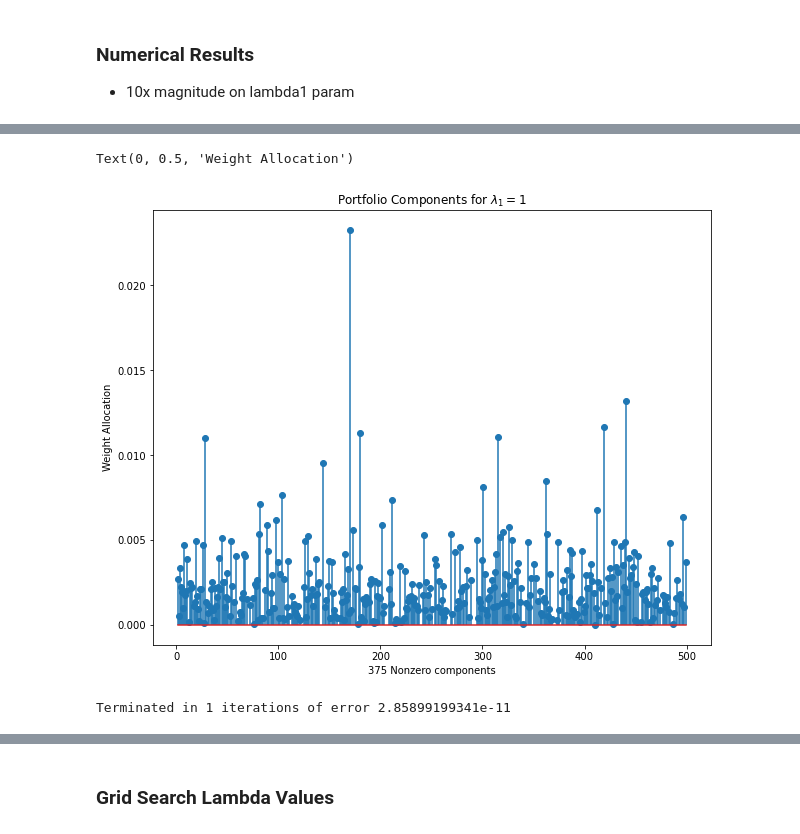
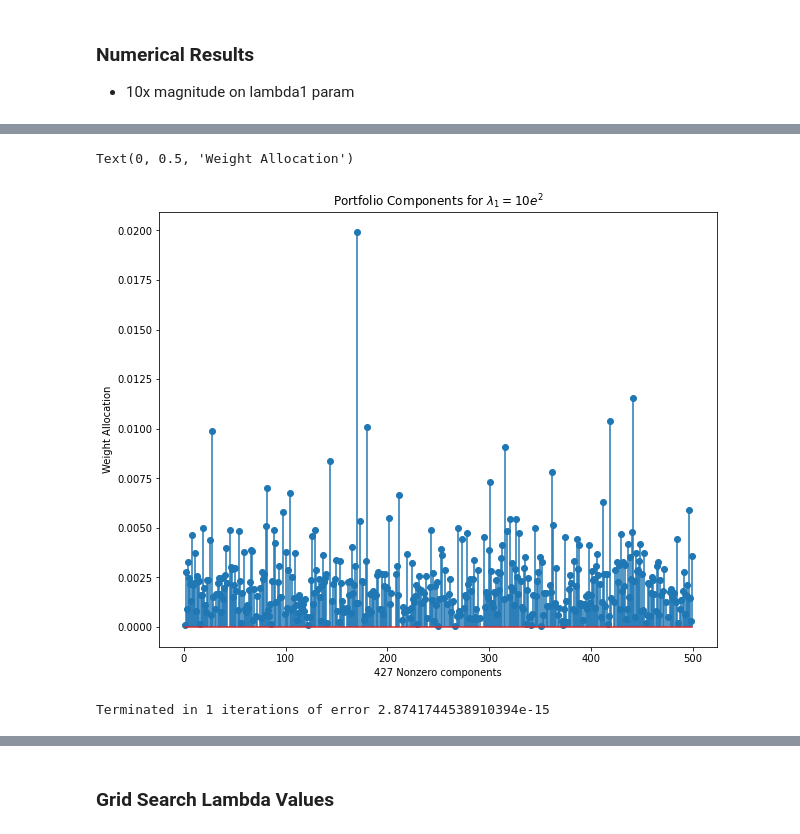
Before and after one commit to jasonbohne123/Split_Bregman_MPT, a Jupyter notebook: Split_Bregman_Portfolio.ipynb, the cells around one changed output, grey strips where cells are left out. Drawn from its saved outputs; the diff is of its cells as text; code cells hidden in the pictures.

```diff
--- a/Split_Bregman_Portfolio.ipynb
+++ b/Split_Bregman_Portfolio.ipynb
@@ -16,7 +16,7 @@ equity_data=pd.read_csv('equity_data_2021.csv')
 equity_data.index=equity_data['Date']
 equity_data=equity_data.drop(columns=['Date'])
 
-returns=((equity_data/equity_data.shift(1))-1)*100
+returns=((equity_data/equity_data.shift(1))-1)
 returns=returns.fillna(0)
 returns=returns.iloc[1:]
 frac=0.75
@@ -197,19 +197,19 @@ Terminated in 2 iterations of error 1.6718699928894298e-18
 # %%
 nonzero_w2=np.where(w2>0)[0]
 
 fig,ax=plt.subplots(figsize=(10,8))
-plt.title("Portfolio Components for $\lambda_1=1$")
+plt.title("Portfolio Components for $\lambda_1=10e^2$")
 ax.stem(nonzero_w2,w2[nonzero_w2])
 plt.xlabel(f"{len(nonzero_w2)} Nonzero components")
 plt.ylabel("Weight Allocation")
 # %% [output]
 Text(0, 0.5, 'Weight Allocation')
-[figure, old version]
+[figure, new version]
 # %%
 lambda1=10e4
 w3,error3=split_bregman(returns_cov,returns_mean,lambda1=lambda1,tol=1e-8,maxiter=25,approach=2)
 # %% [output]
-Terminated in 1 iterations of error 2.85899199341e-11
+Terminated in 1 iterations of error 2.8741744538910394e-15
 # %%
 nonzero_w3=np.where(w3>0)[0]
 
```
Also changed, not shown: parts of 13 cells of this notebook.
